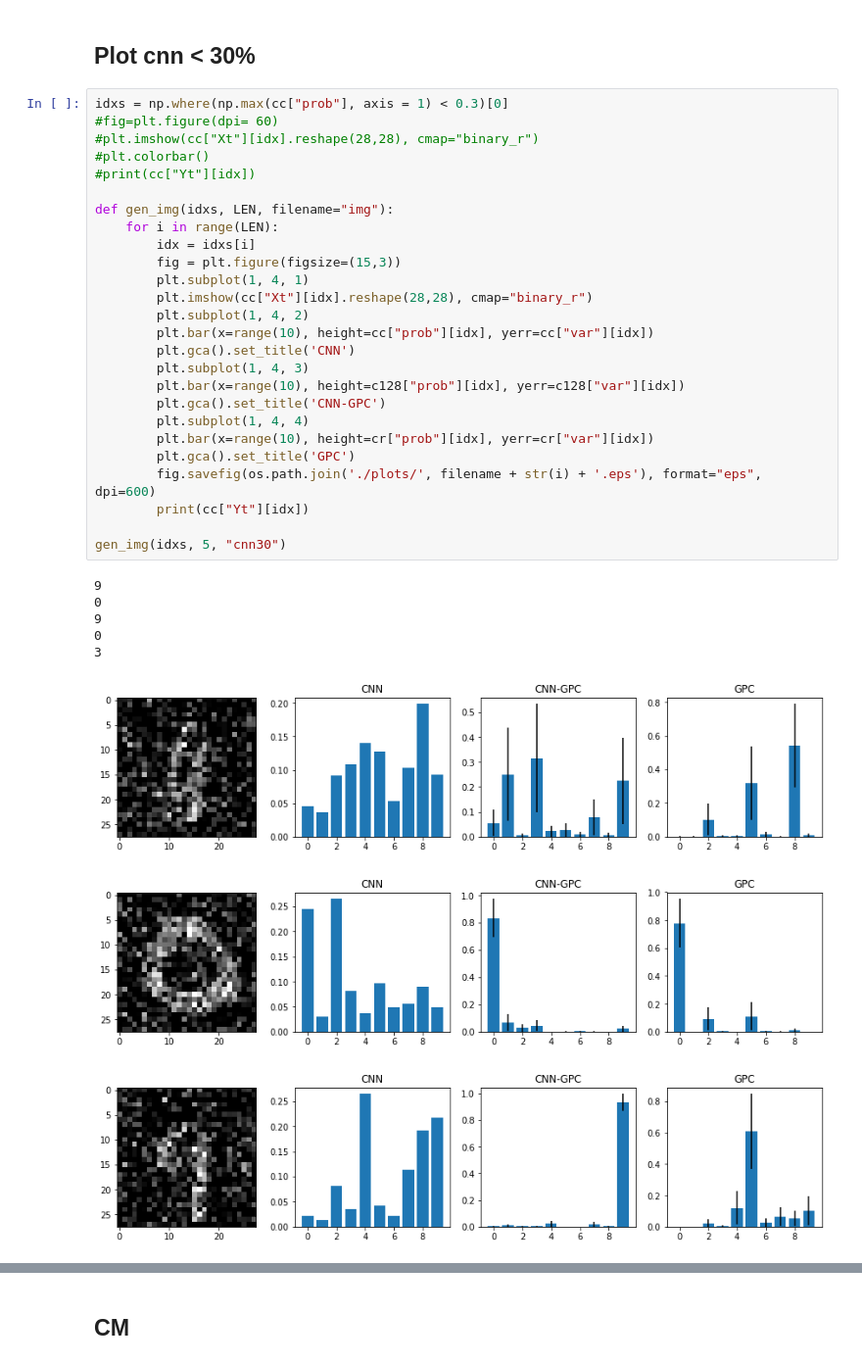
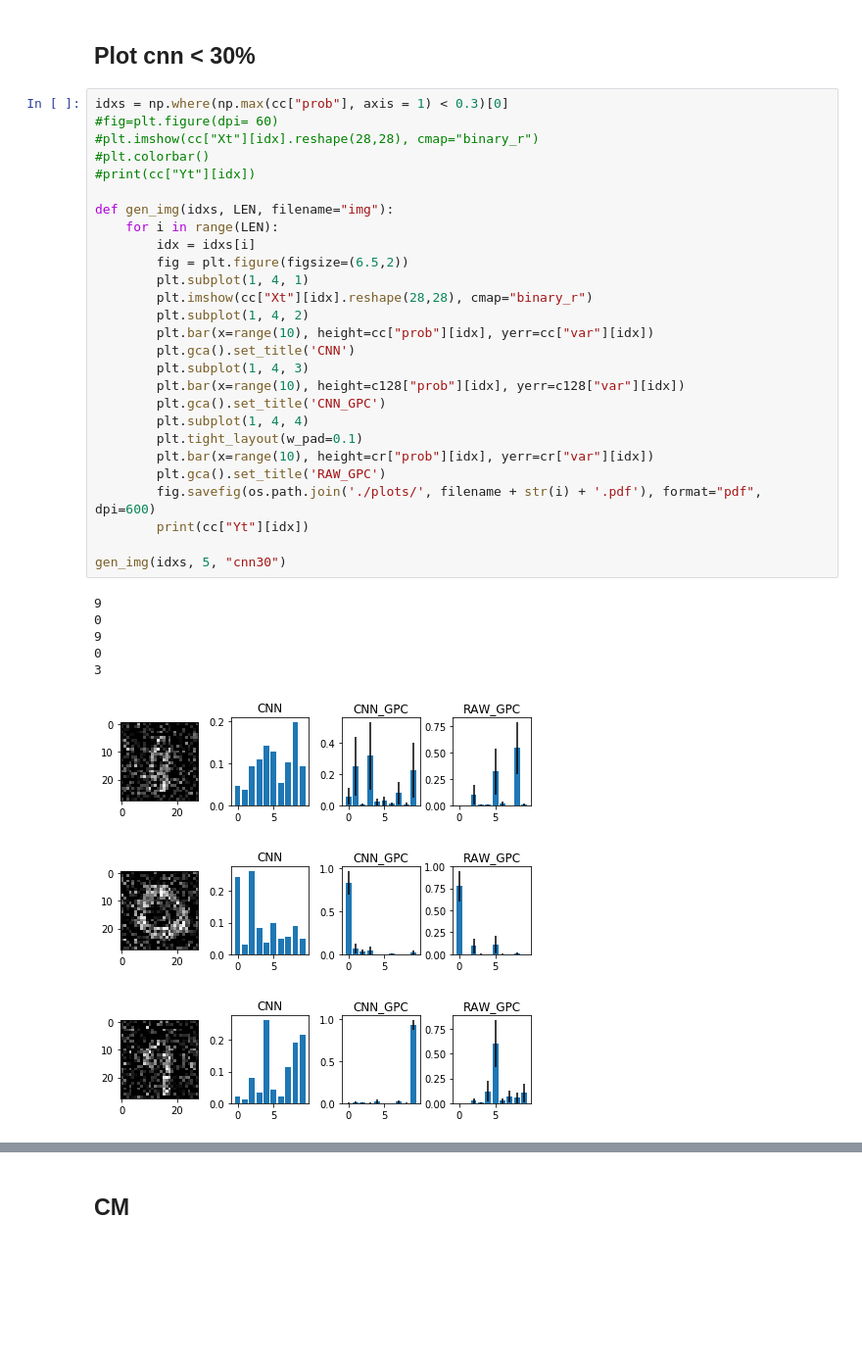
Before and after one commit to andiac/convgp, a Jupyter notebook: plot.ipynb, the cells around one changed output, grey strips where cells are left out. Shown at 98% size. Cells and saved outputs as stored; diff of their text form; blank space fills up the shorter version.

Commit message:
added some plots

```diff
--- a/plot.ipynb
+++ b/plot.ipynb
@@ -56,35 +56,36 @@ print(m9216["accuracy"], a9216["accuracy"], b9216["accuracy"], c9216["accuracy"]
 # %%
 idxs = np.where(np.max(cc["prob"], axis = 1) < 0.3)[0]
 #fig=plt.figure(dpi= 60)
 #plt.imshow(cc["Xt"][idx].reshape(28,28), cmap="binary_r")
 #plt.colorbar()
 #print(cc["Yt"][idx])
 
 def gen_img(idxs, LEN, filename="img"):
     for i in range(LEN):
         idx = idxs[i]
-        fig = plt.figure(figsize=(15,3))
+        fig = plt.figure(figsize=(6.5,2))
         plt.subplot(1, 4, 1)
         plt.imshow(cc["Xt"][idx].reshape(28,28), cmap="binary_r")
         plt.subplot(1, 4, 2)
         plt.bar(x=range(10), height=cc["prob"][idx], yerr=cc["var"][idx])
         plt.gca().set_title('CNN')
         plt.subplot(1, 4, 3)
         plt.bar(x=range(10), height=c128["prob"][idx], yerr=c128["var"][idx])
-        plt.gca().set_title('CNN-GPC')
+        plt.gca().set_title('CNN_GPC')
         plt.subplot(1, 4, 4)
+        plt.tight_layout(w_pad=0.1)
         plt.bar(x=range(10), height=cr["prob"][idx], yerr=cr["var"][idx])
-        plt.gca().set_title('GPC')
-        fig.savefig(os.path.join('./plots/', filename + str(i) + '.eps'), format="eps", dpi=600)
+        plt.gca().set_title('RAW_GPC')
+        fig.savefig(os.path.join('./plots/', filename + str(i) + '.pdf'), format="pdf", dpi=600)
         print(cc["Yt"][idx])
 
 gen_img(idxs, 5, "cnn30")
 # %% [output]
 9
 0
 9
 0
 3
-[figure, old version]
+[figure, new version]
-[figure, old version]
+[figure, new version]
-[figure, old version]
+[figure, new version]
```
Also changed, not shown: parts of 23 cells of this notebook.
